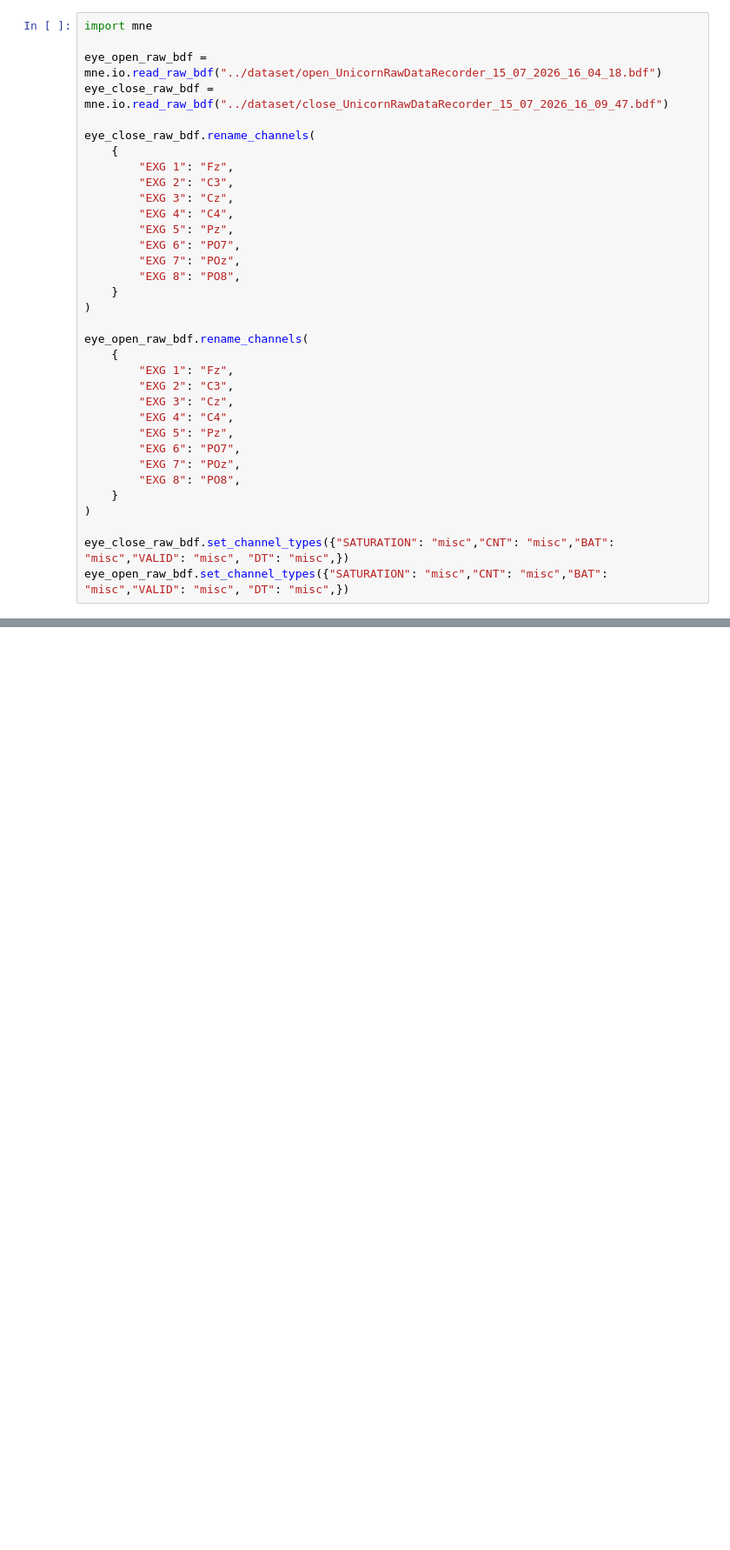
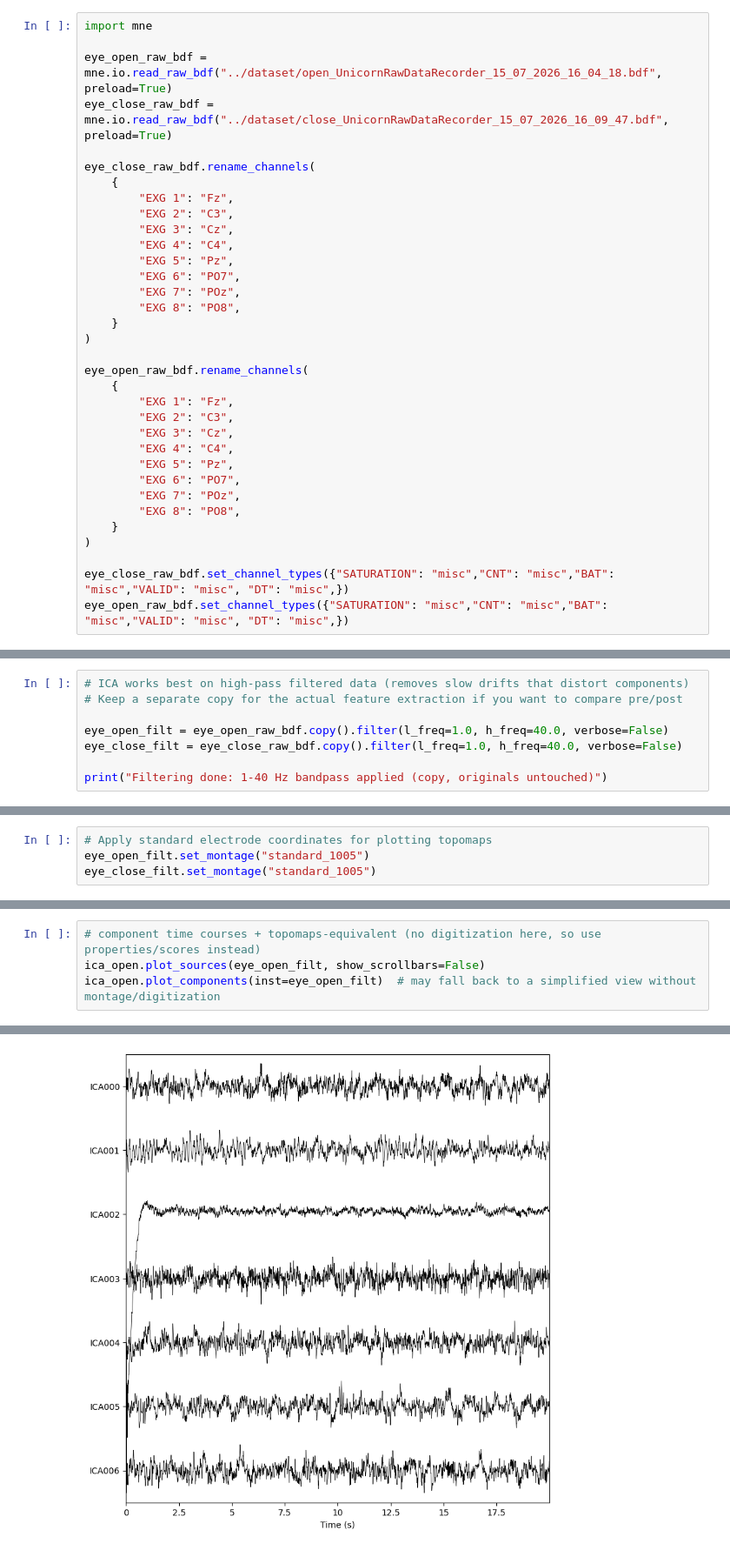
Before and after one commit to AkilanSS/eye-open-close-wpt-classifier, a Jupyter notebook: notebook/classifier.ipynb, the cells around one changed output, grey strips where cells are left out. Shown at 87% size. Drawn from its saved outputs; the diff is of its cells as text; blank space fills up the shorter version.

```diff
--- a/notebook/classifier.ipynb
+++ b/notebook/classifier.ipynb
@@ -1,8 +1,8 @@
 # %%
 import mne
 
-eye_open_raw_bdf = mne.io.read_raw_bdf("../dataset/open_UnicornRawDataRecorder_15_07_2026_16_04_18.bdf")
-eye_close_raw_bdf = mne.io.read_raw_bdf("../dataset/close_UnicornRawDataRecorder_15_07_2026_16_09_47.bdf")
+eye_open_raw_bdf = mne.io.read_raw_bdf("../dataset/open_UnicornRawDataRecorder_15_07_2026_16_04_18.bdf", preload=True)
+eye_close_raw_bdf = mne.io.read_raw_bdf("../dataset/close_UnicornRawDataRecorder_15_07_2026_16_09_47.bdf", preload=True)
 
 eye_close_raw_bdf.rename_channels(
     {
@@ -55,3 +57,11 @@ Creating raw.info structure...
 |  | Filters |  |
 |  | Highpass | 0.00 Hz |
 |  | Lowpass | 125.00 Hz |
+# %%
+# ICA works best on high-pass filtered data (removes slow drifts that distort components)
+# Keep a separate copy for the actual feature extraction if you want to compare pre/post
+
+eye_open_filt = eye_open_raw_bdf.copy().filter(l_freq=1.0, h_freq=40.0, verbose=False)
+eye_close_filt = eye_close_raw_bdf.copy().filter(l_freq=1.0, h_freq=40.0, verbose=False)
+
+print("Filtering done: 1-40 Hz bandpass applied (copy, originals untouched)")
@@ -57,0 +70,4 @@ Creating raw.info structure...
+# %%
+# Apply standard electrode coordinates for plotting topomaps
+eye_open_filt.set_montage("standard_1005")
+eye_close_filt.set_montage("standard_1005")
@@ -57,0 +112,5 @@ Creating raw.info structure...
+# %%
+# component time courses + topomaps-equivalent (no digitization here, so use properties/scores instead)
+ica_open.plot_sources(eye_open_filt, show_scrollbars=False)
+ica_open.plot_components(inst=eye_open_filt)  # may fall back to a simplified view without montage/digitization
+# %% [output]
@@ -57,0 +120 @@ Creating raw.info structure...
+[figure, added]
```
Also changed, not shown: parts of 22 cells of this notebook, 6 other files.
